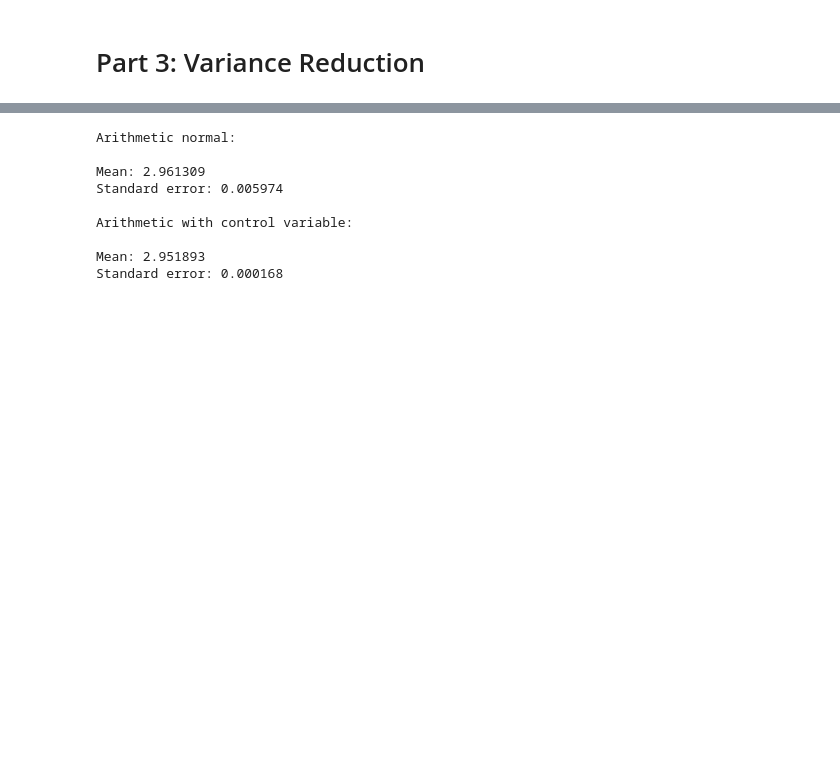
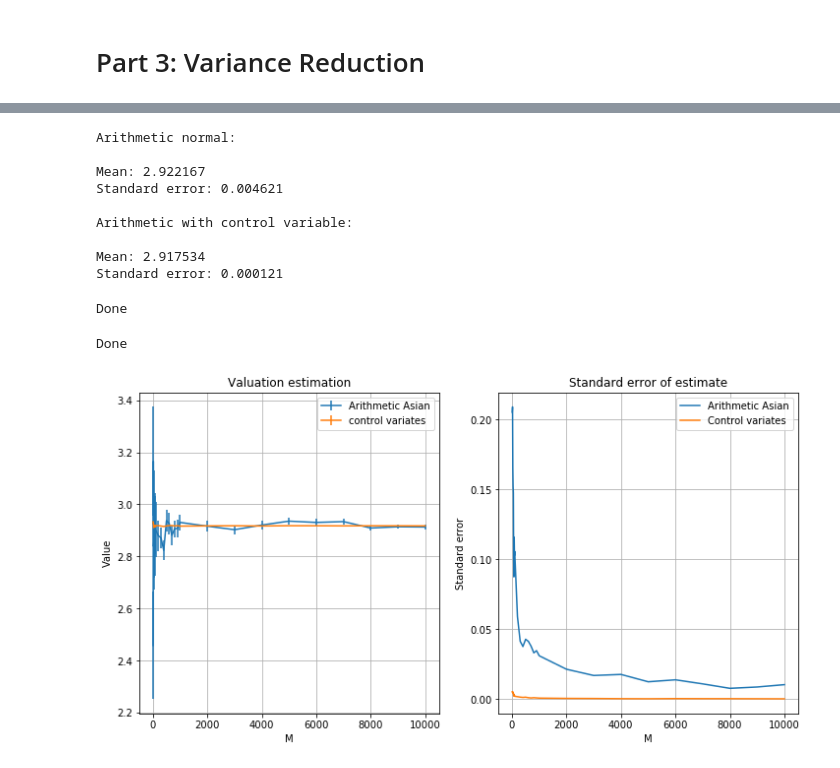
Before and after one commit to krishnakanthsasi/ComputationFin-nce-18, a Jupyter notebook: lab2/lab_assignment_2.ipynb, the cells around one changed output, grey strips where cells are left out. Drawn from its saved outputs; the diff is of its cells as text; code cells hidden in the pictures; blank space fills up the shorter version.

```diff
--- a/lab2/lab_assignment_2.ipynb
+++ b/lab2/lab_assignment_2.ipynb
@@ -332,7 +386,7 @@ Black-Scholes delta: -0.341961
 # Control variate test
 S0, K = 100, 99
 r, sigma = 0.06, 0.2
-T, N = 1, 10
+T, N = 1, 12
 M, N_sim = 10000, 30
 
 seed = 123
@@ -367,10 +421,10 @@ print("Standard error: %f\n" % control[2])
 # %% [output]
 Arithmetic normal:
 
-Mean: 2.961309
-Standard error: 0.005974
+Mean: 2.922167
+Standard error: 0.004621
 
 Arithmetic with control variable:
 
-Mean: 2.951893
-Standard error: 0.000168
+Mean: 2.917534
+Standard error: 0.000121
@@ -376,0 +442,63 @@ Standard error: 0.000168
+# %%
+# Normal arithmetic asian option
+arithmetic = np.zeros((len(M_vals), 2))
+for i in range(len(M_vals)):
+    _,mean,std = MC_option_values(S0,K,r,sigma,T,N,M_vals[i],N_sim,
+                                  call=False,path=True,antithetic=False,payoff=arithmetic_Asian)
+
+    arithmetic[i,:] = mean, std
+
+print("Done")
+# %% [output]
+Done
+# %%
+# Arithmetic asian option with control variates
+control = np.zeros((len(M_vals), 2))
+for i in range(len(M_vals)):
+    _,mean,std = MC_option_values(S0,K,r,sigma,T,N,M_vals[i],N_sim,
+                                  call=False,payoff=arithmetic_Asian,path=True,antithetic=False,
+                                  control_variable=geometric_Asian,
+                                  control_analytic=black_scholes_geometric_asian)
+
+    control[i,:] = mean, std
+
+print("Done")
+# %% [output]
+Done
+# %%
+# Plot analysis results
+
+plt.figure(figsize=(12,6))
+plt.subplot(1,2,1)
+plt.title("Valuation estimation")
+plt.xlabel("M")
+plt.ylabel("Value")
+plt.grid()
+
+plt.errorbar(M_vals,arithmetic[:,0],arithmetic[:,1],label="Arithmetic Asian")
+"""
+plt.plot(M_vals,arithmetic[:,0],'o-',label="Arithmetic Asian")
+plt.fill_between(M_vals,arithmetic[:,0]+arithmetic[:,1],arithmetic[:,0]-arithmetic[:,1],
+                 color='r',alpha=0.25,label="Arithmetic Asian standard error")
+"""
+
+plt.errorbar(M_vals,control[:,0],control[:,1],label="control variates")
+"""
+plt.plot(M_vals,control[:,0],'o-',label="control variates")
+plt.fill_between(M_vals,control[:,0]+control[:,1],control[:,0]-control[:,1],
+                 color='b',alpha=0.25,label="Control variates standard error")
+"""
+
+plt.legend()
+plt.subplot(1,2,2)
+plt.title("Standard error of estimate")
+plt.xlabel("M")
+plt.ylabel("Standard error")
+plt.grid()
+plt.plot(M_vals,arithmetic[:,1],label="Arithmetic Asian")
+plt.plot(M_vals,control[:,1],label="Control variates")
+plt.legend()
+
+plt.show()
+# %% [output]
+[figure, added]
```
Also changed, not shown: parts of 4 cells of this notebook, 2 other files.
